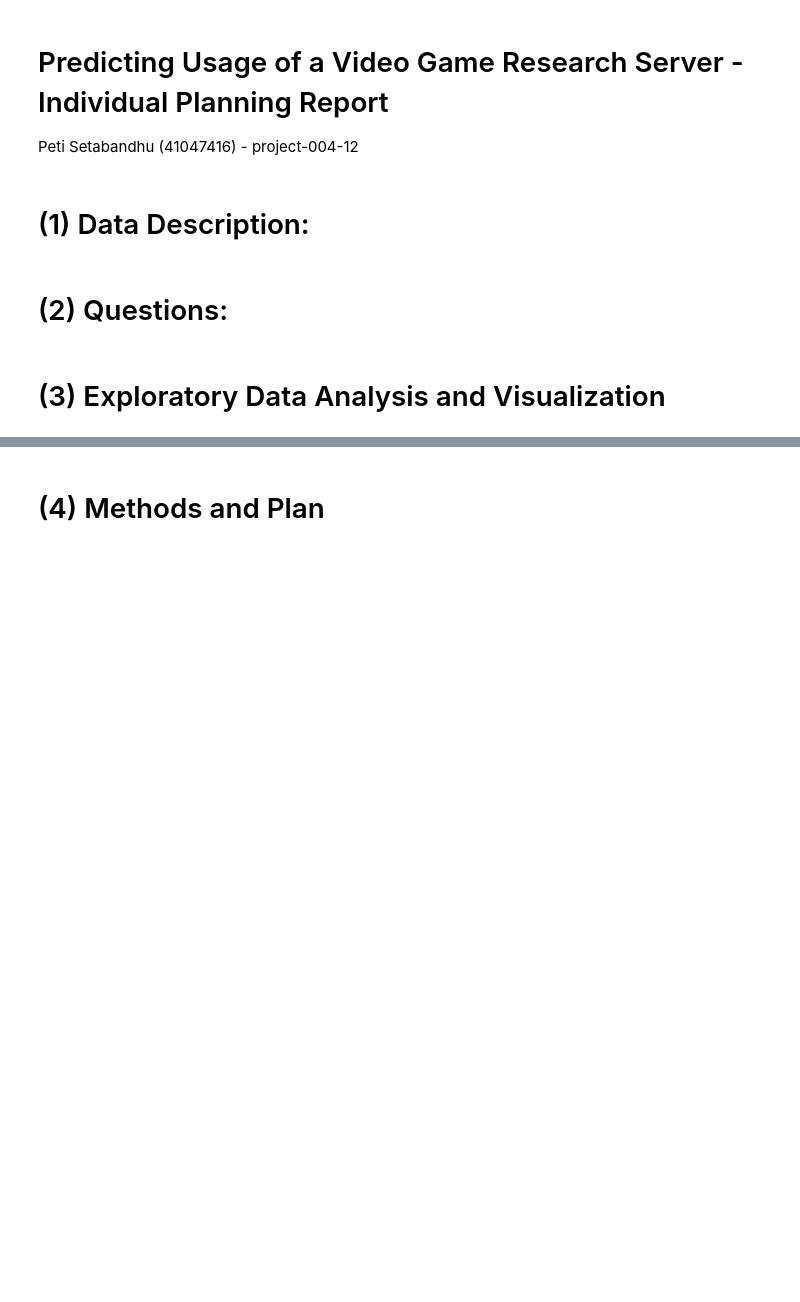
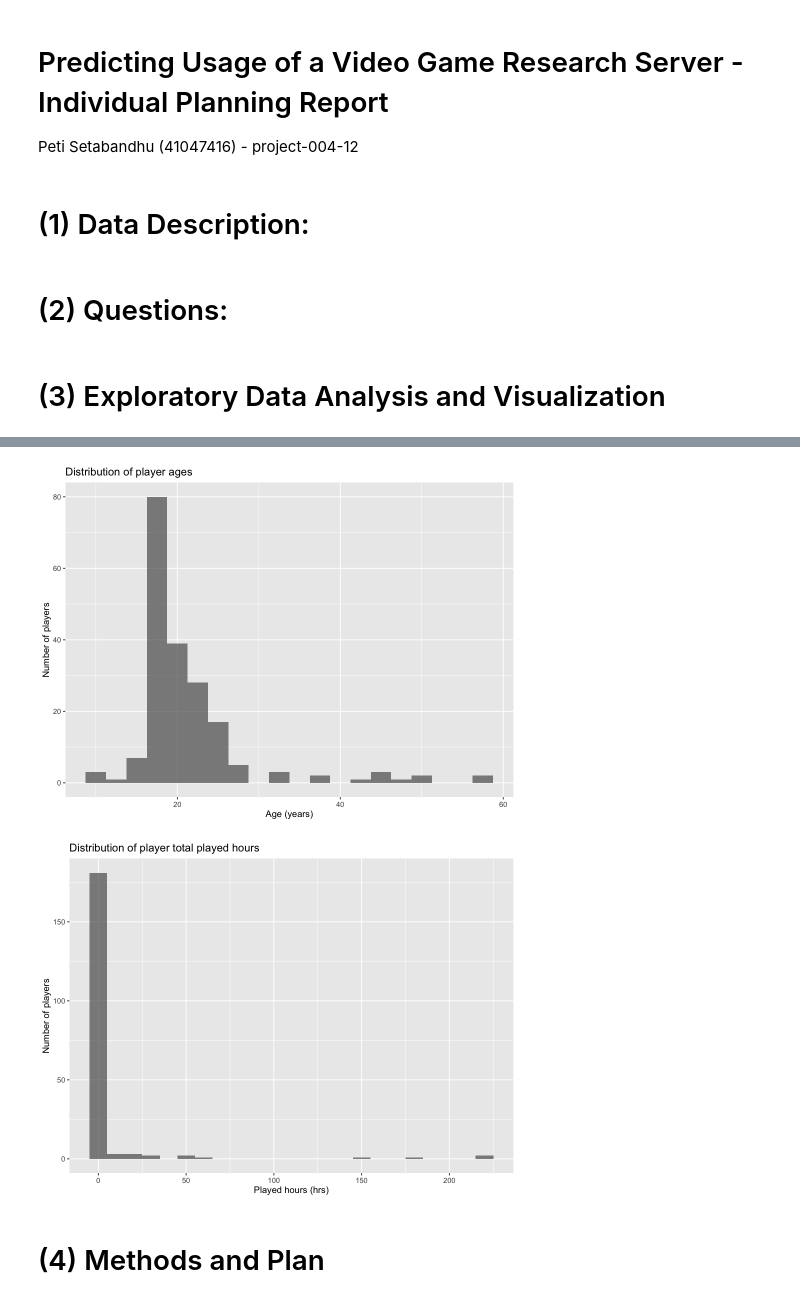
Before and after one commit to peteseta/dsci-100-project, a Jupyter notebook: planning-report.ipynb, the cells around one changed output, grey strips where cells are left out. Drawn from its saved outputs; the diff is of its cells as text; code cells hidden in the pictures; blank space fills up the shorter version.

```diff
--- a/planning-report.ipynb
+++ b/planning-report.ipynb
@@ -31,0 +151,22 @@ sessions
+# %%
+# preliminary visualization - distribution of age of players
+options(repr.plot.width = 8, repr.plot.height = 6)
+players_ages <- players |>
+    ggplot(aes(x = age)) +
+    geom_histogram(binwidth = 2.5, alpha = 0.7) +
+    labs(title = "Distribution of player ages",
+         x = "Age (years)",
+         y = "Number of players")
+
+players_ages
+
+# preliminary visualization - distribution of played hours
+players_played_hours <- players |>
+    ggplot(aes(x = played_hours)) +
+    geom_histogram(binwidth = 10, alpha = 0.7) +
+    labs(title = "Distribution of player total played hours",
+         x = "Played hours (hrs)",
+         y = "Number of players")
+
+players_played_hours
+# %% [output]
@@ -32,3 +175,5 @@ sessions
+[figure, added]
+[figure, added]
 # %% [markdown]
 # (4) Methods and Plan
 <!-- Propose one method to address your question of interest using the selected dataset and explain why it was chosen. Do not perform any modelling or present results at this stage. We are looking for high-level planning regarding model choice and justifying that choice.
```
Also changed, not shown: parts of 6 cells of this notebook.
